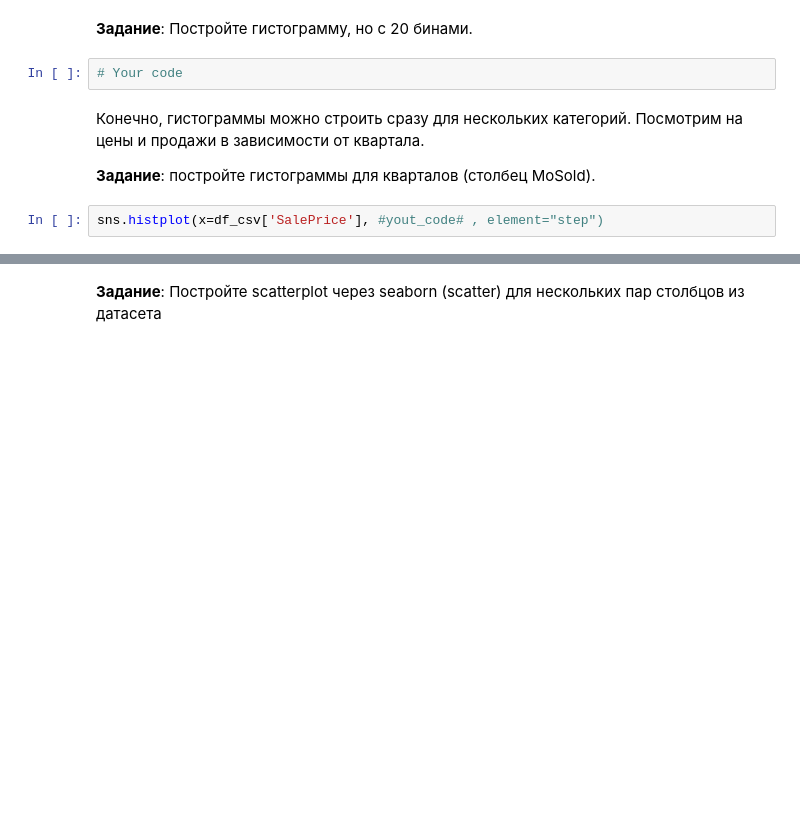
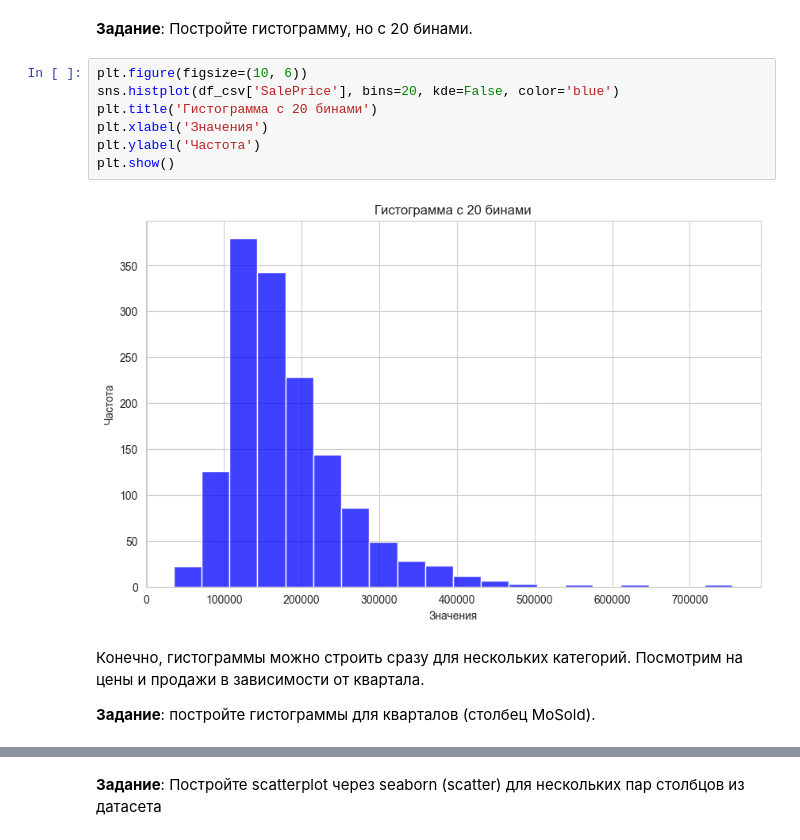
Before and after one commit to sweeteri/spbu-ai-fundamentals, a Jupyter notebook: practicum_1/practicum_1.ipynb, the cells around one changed output, grey strips where cells are left out. Drawn from its saved outputs; the diff is of its cells as text; blank space fills up the shorter version.

```diff
--- a/practicum_1/practicum_1.ipynb
+++ b/practicum_1/practicum_1.ipynb
@@ -877,11 +1210,16 @@ from matplotlib import pyplot as plt
 sns.histplot(df_csv['SalePrice'])
 # %% [markdown]
 **Задание**: Постройте гистограмму, но с 20 бинами.
-# %%
-# Your code
+# %%
+plt.figure(figsize=(10, 6))
+sns.histplot(df_csv['SalePrice'], bins=20, kde=False, color='blue')
+plt.title('Гистограмма с 20 бинами')
+plt.xlabel('Значения')
+plt.ylabel('Частота')
+plt.show()
+# %% [output]
+[figure, added]
 # %% [markdown]
 Конечно, гистограммы можно строить сразу для нескольких категорий. Посмотрим на цены и продажи в зависимости от квартала.
 
 **Задание**: постройте гистограммы для кварталов (столбец MoSold).
-# %%
-sns.histplot(x=df_csv['SalePrice'], #yout_code# , element="step")
```
Also changed, not shown: parts of 80 cells of this notebook.
